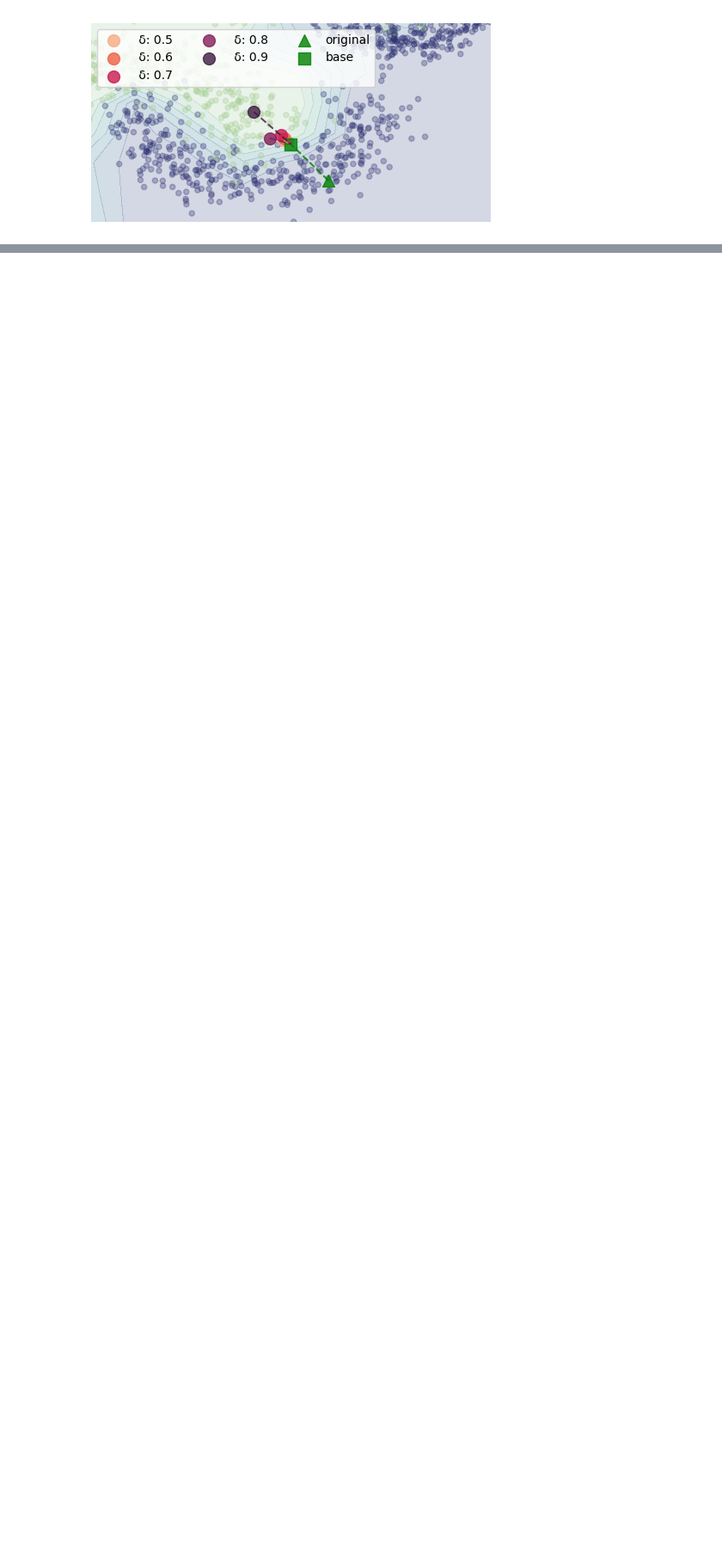
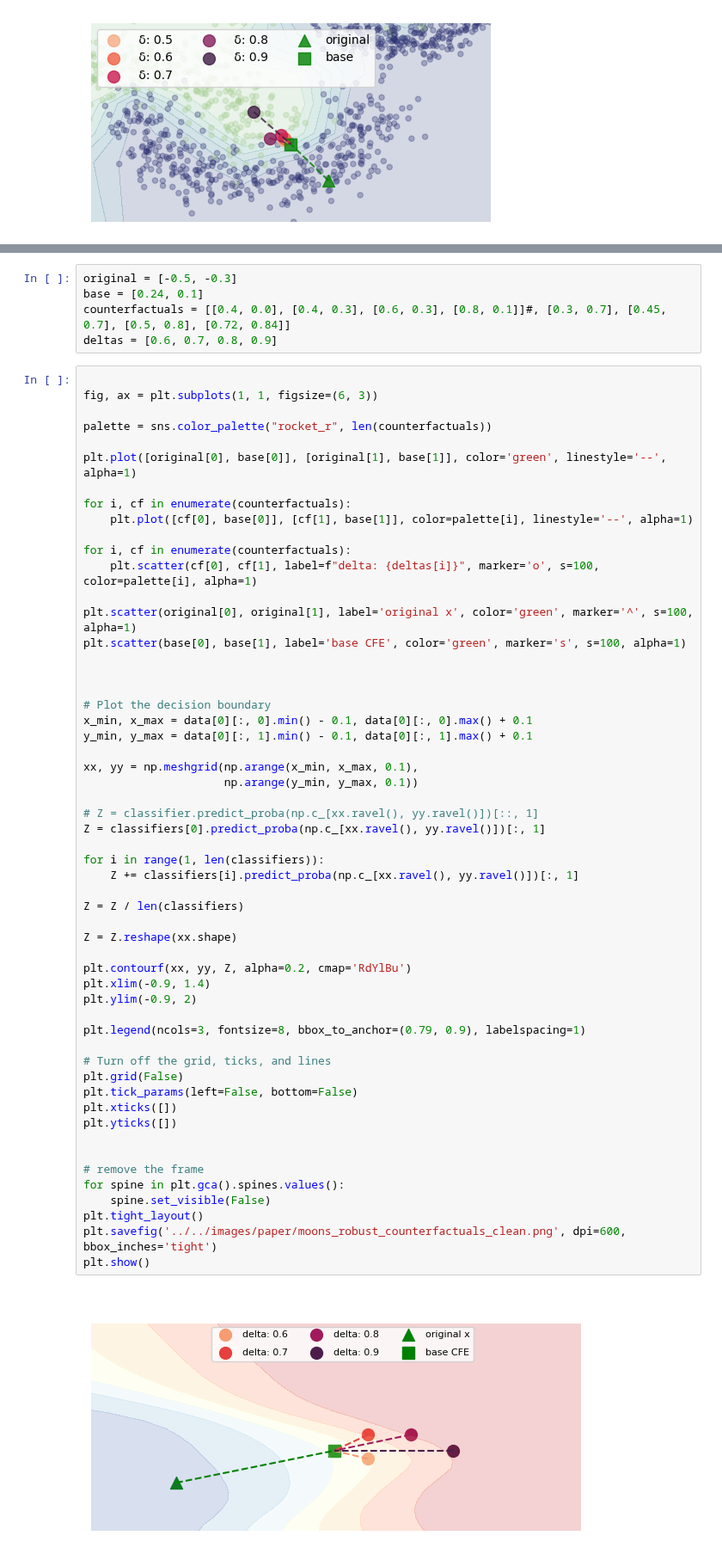
Before and after one commit to istepka/betarce, a Jupyter notebook: src/visualizations_for_the_paper/toy_example.ipynb, the cells around one changed output, grey strips where cells are left out. Shown at 86% size. Drawn from its saved outputs; the diff is of its cells as text; blank space fills up the shorter version.

```diff
--- a/src/visualizations_for_the_paper/toy_example.ipynb
+++ b/src/visualizations_for_the_paper/toy_example.ipynb
@@ -261,0 +288,62 @@ plt.show()
+# %%
+original = [-0.5, -0.3]
+base = [0.24, 0.1]
+counterfactuals = [[0.4, 0.0], [0.4, 0.3], [0.6, 0.3], [0.8, 0.1]]#, [0.3, 0.7], [0.45, 0.7], [0.5, 0.8], [0.72, 0.84]]
+deltas = [0.6, 0.7, 0.8, 0.9]
+# %%
+
+fig, ax = plt.subplots(1, 1, figsize=(6, 3))
+
+palette = sns.color_palette("rocket_r", len(counterfactuals))
+
+plt.plot([original[0], base[0]], [original[1], base[1]], color='green', linestyle='--', alpha=1)
+
+for i, cf in enumerate(counterfactuals):
+    plt.plot([cf[0], base[0]], [cf[1], base[1]], color=palette[i], linestyle='--', alpha=1)
+
+for i, cf in enumerate(counterfactuals):
+    plt.scatter(cf[0], cf[1], label=f"delta: {deltas[i]}", marker='o', s=100, color=palette[i], alpha=1)
+
+plt.scatter(original[0], original[1], label='original x', color='green', marker='^', s=100, alpha=1)
+plt.scatter(base[0], base[1], label='base CFE', color='green', marker='s', s=100, alpha=1)
+
+
+
+# Plot the decision boundary
+x_min, x_max = data[0][:, 0].min() - 0.1, data[0][:, 0].max() + 0.1
+y_min, y_max = data[0][:, 1].min() - 0.1, data[0][:, 1].max() + 0.1
+
+xx, yy = np.meshgrid(np.arange(x_min, x_max, 0.1),
+                     np.arange(y_min, y_max, 0.1))
+
+# Z = classifier.predict_proba(np.c_[xx.ravel(), yy.ravel()])[::, 1]
+Z = classifiers[0].predict_proba(np.c_[xx.ravel(), yy.ravel()])[:, 1]
+
+for i in range(1, len(classifiers)):
+    Z += classifiers[i].predict_proba(np.c_[xx.ravel(), yy.ravel()])[:, 1]
+
+Z = Z / len(classifiers)
+
+Z = Z.reshape(xx.shape)
+
+plt.contourf(xx, yy, Z, alpha=0.2, cmap='RdYlBu')
+plt.xlim(-0.9, 1.4)
+plt.ylim(-0.9, 2)
+
+plt.legend(ncols=3, fontsize=8, bbox_to_anchor=(0.79, 0.9), labelspacing=1)
+
+# Turn off the grid, ticks, and lines
+plt.grid(False)
+plt.tick_params(left=False, bottom=False)
+plt.xticks([])
+plt.yticks([])
+
+
+# remove the frame
+for spine in plt.gca().spines.values():
+    spine.set_visible(False)
+plt.tight_layout()
+plt.savefig('../../images/paper/moons_robust_counterfactuals_clean.png', dpi=600, bbox_inches='tight')
+plt.show()
+# %% [output]
+[figure, added]
```
Also changed, not shown: parts of 1 cell of this notebook, 5 other files.
